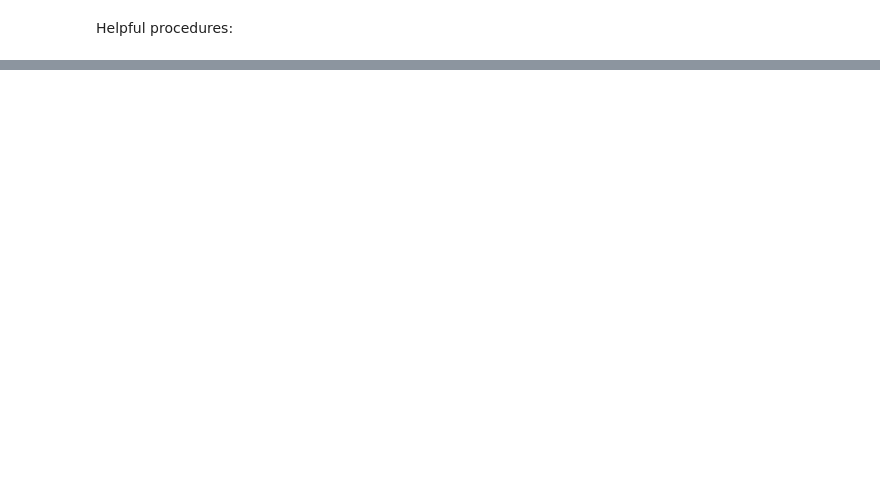
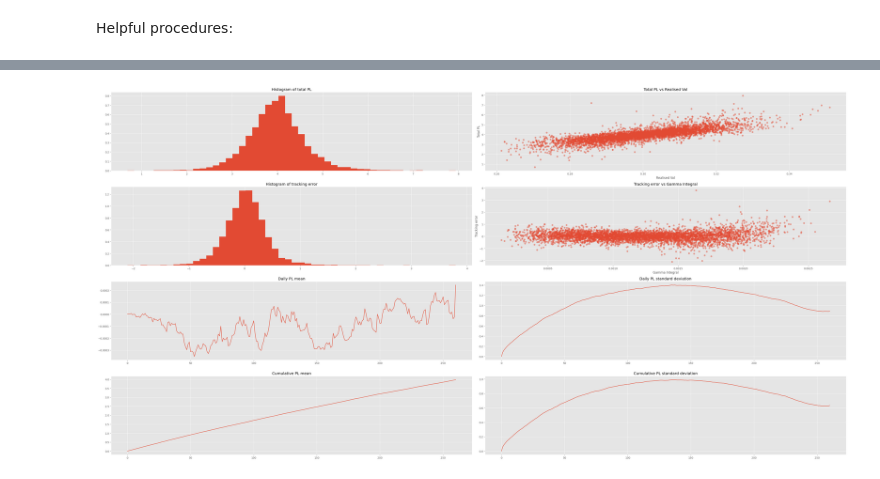
Before and after one commit to akaufman22/FinanceNoteboks, a Jupyter notebook: OptionGreeks/VolatilityArbitrage.ipynb, the cells around one changed output, grey strips where cells are left out. Drawn from its saved outputs; the diff is of its cells as text; code cells hidden in the pictures; blank space fills up the shorter version.

```diff
--- a/OptionGreeks/VolatilityArbitrage.ipynb
+++ b/OptionGreeks/VolatilityArbitrage.ipynb
@@ -351,0 +235,11 @@ plt.show()
+# %%
+# Implicit volatility is higher than sigma
+implied_vol = sigma - 0.1
+# Delta hedge strategy assuming the trader is using true volaility for hedging:
+cash_flows, values, deltas, gammas = delta_hedge_strategy(sample, K, T, r, q, implied_vol, sigma, 0)
+# Benchmark PL:
+benchmark_pl = bsm_value(S_0, K, T, r, q, realised_vol, 0) - bsm_value(S_0, K, T, r, q, implied_vol, 0)
+# Plotting the results:
+plot_stats(cash_flows, values, deltas, gammas, realised_vol, returns, benchmark_pl)
+# %% [output]
+[figure, added]
```
Also changed, not shown: parts of 36 cells of this notebook, 2 other files.
